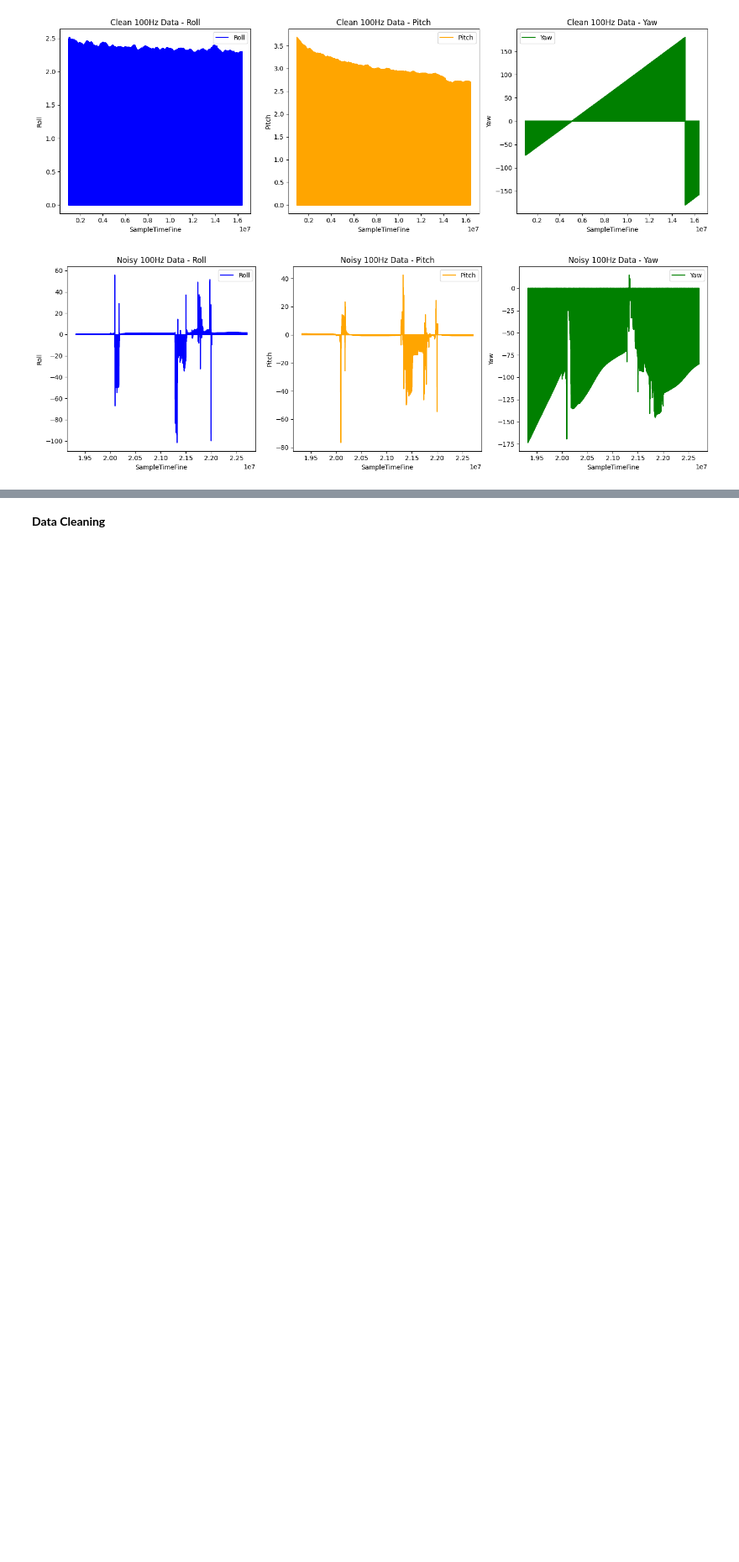
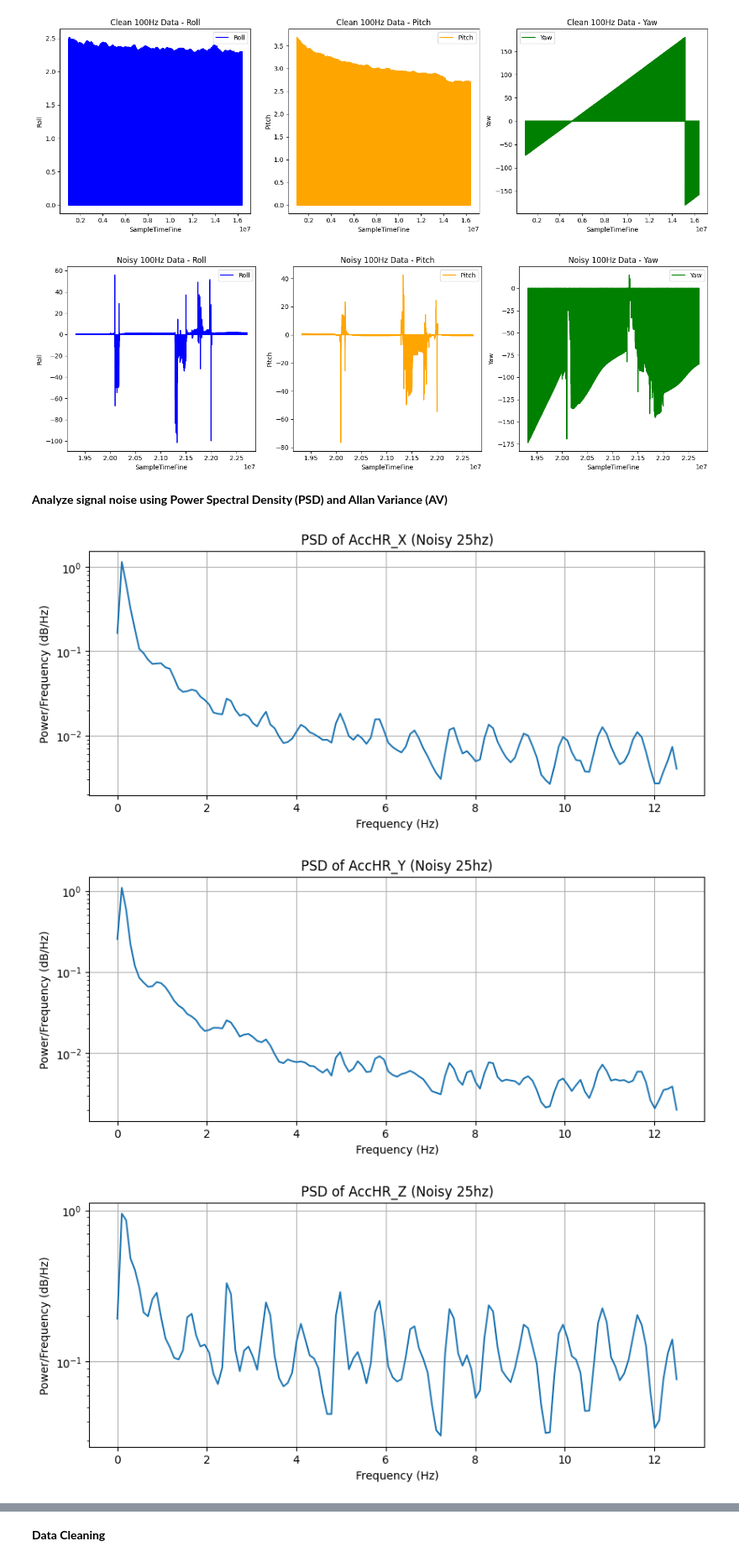
Before and after one commit to Samplergithub769/mtu-xsens-imu-Sensor, a Jupyter notebook: mtu_xsens_imu_Sensor (1).ipynb, the cells around one changed output, grey strips where cells are left out. Shown at 84% size. Cells and saved outputs as stored; diff of their text form; code cells hidden in the pictures; blank space fills up the shorter version.

```diff
--- a/mtu_xsens_imu_Sensor (1).ipynb
+++ b/mtu_xsens_imu_Sensor (1).ipynb
@@ -428,3 +388,53 @@ plot_rpy(df_noise_100hz, 'Noisy 100Hz Data')
 [figure]
 [figure]
 [figure]
+# %% [markdown]
+**Analyze signal noise using Power Spectral Density (PSD) and Allan Variance (AV)**
+# %%
+from scipy.signal import welch
+import matplotlib.pyplot as plt
+import numpy as np
+
+# Function to calculate and plot PSD
+def plot_psd(df, title_prefix, col, fs):
+    # Remove NaN values before calculating PSD
+    data = df[col].dropna()
+    if len(data) < 256: # welch requires at least 256 points by default
+        print(f"Not enough data points for PSD calculation for {title_prefix} - {col}")
+        return
+
+    freqs, psd = welch(data, fs=fs, nperseg=256)
+    plt.figure(figsize=(10, 4))
+    plt.semilogy(freqs, psd)
+    plt.title(f'PSD of {col} ({title_prefix})')
+    plt.xlabel('Frequency (Hz)')
+    plt.ylabel('Power/Frequency (dB/Hz)')
+    plt.grid(True)
+    plt.show()
+
+# Define sampling frequencies for each dataset
+sampling_frequencies = {
+    "25hz": 25,
+    "50hz": 50,
+    "100hz": 100
+}
+
+# Define the accelerometer columns
+acc_cols = ['AccHR_X', 'AccHR_Y', 'AccHR_Z']
+
+# Use the original noisy dataframes
+original_dataframes={
+    "25hz":df_noise_25hz,
+    "50hz":df_noise_50hz,
+    "100hz":df_noise_100hz
+}
+
+# Plot PSD for each original noisy dataset and each accelerometer column
+for label, df in original_dataframes.items():
+    fs = sampling_frequencies[label]
+    for col in acc_cols:
+        plot_psd(df, f'Noisy {label}', col, fs)
+# %% [output]
+[figure, added]
+[figure, added]
+[figure, added]
```
Also changed, not shown: parts of 6 cells of this notebook.
